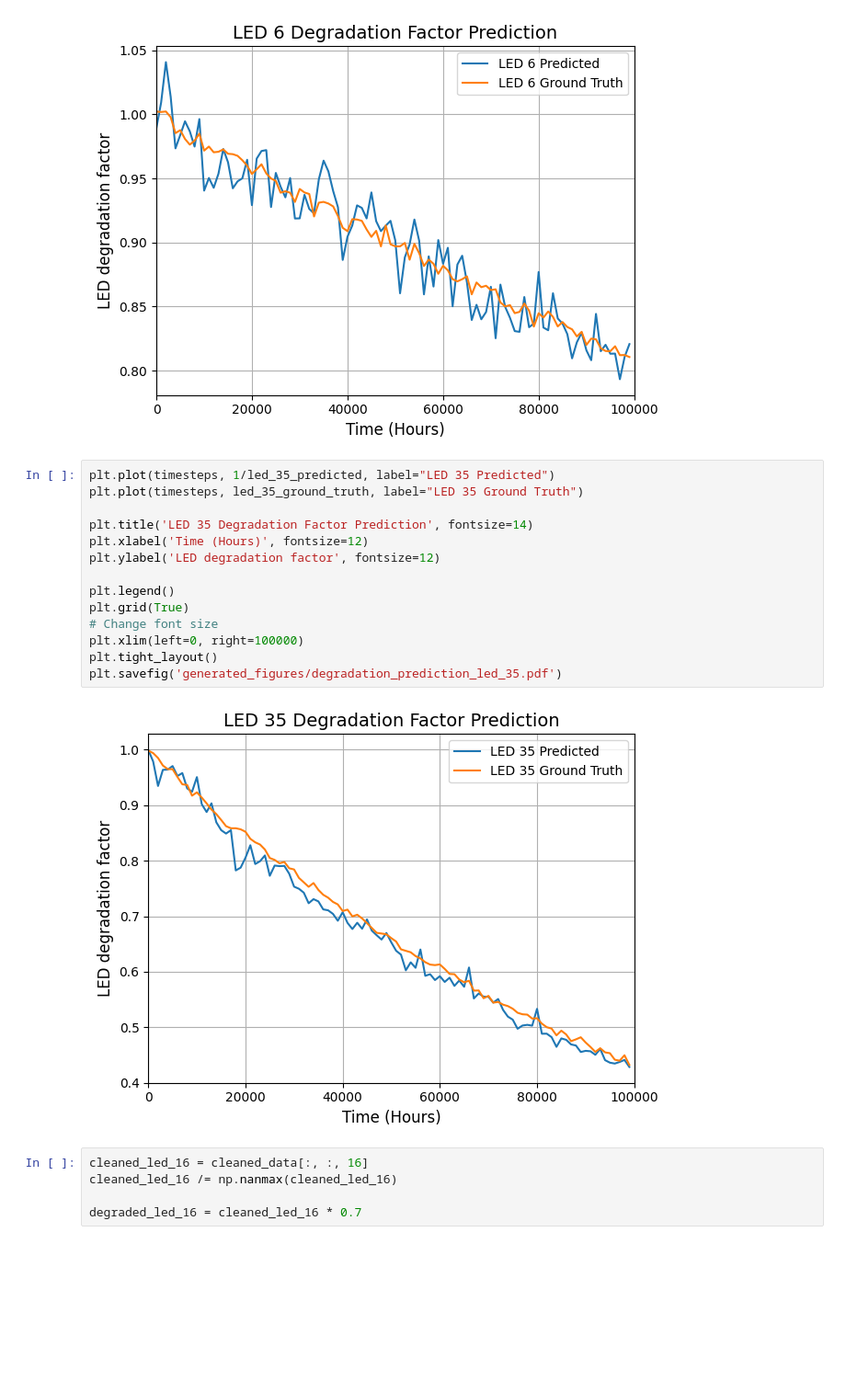
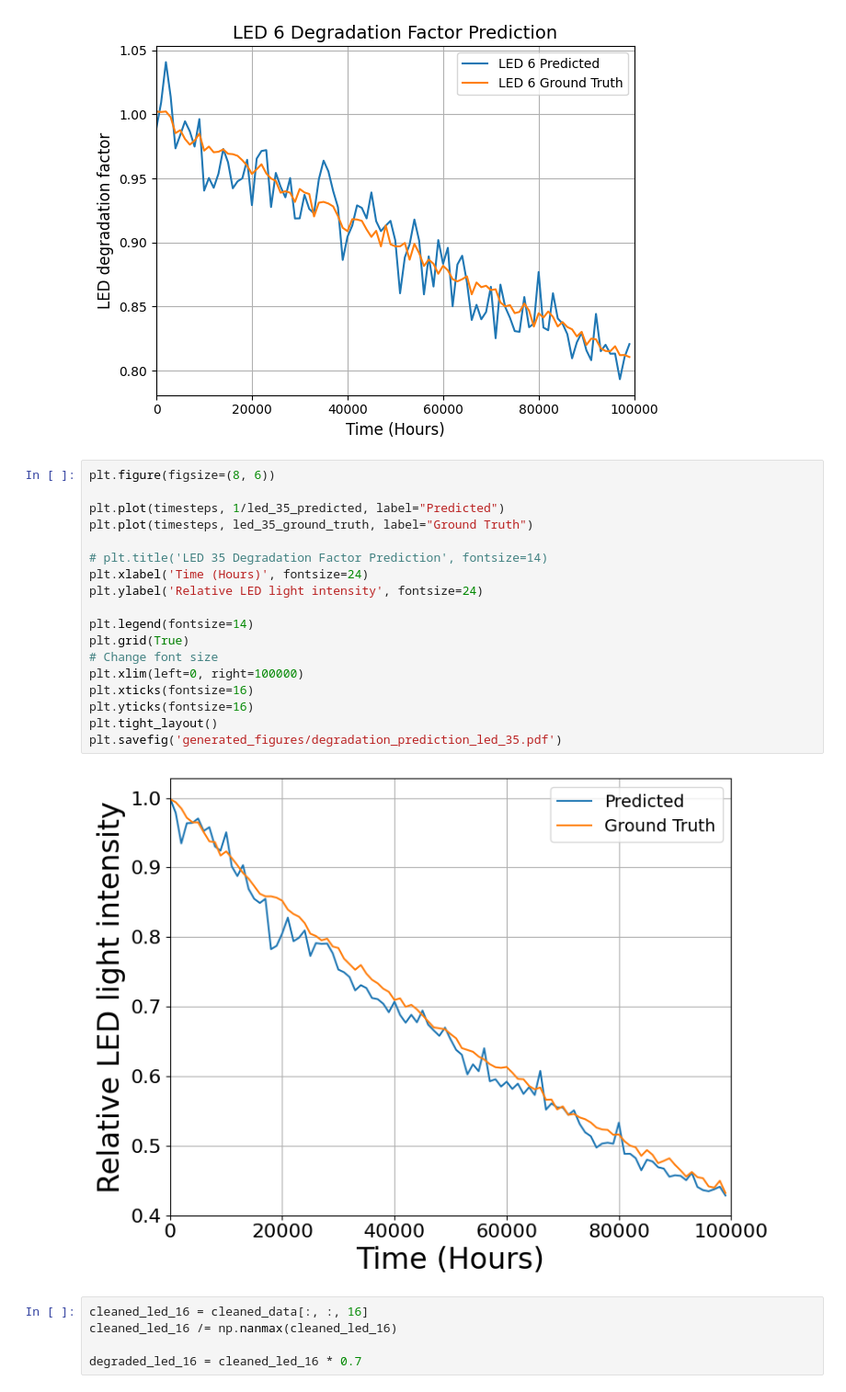
Before and after one commit to einstein8612/VLP, a Jupyter notebook: graphs.ipynb, the cells around one changed output. Shown at 92% size. Cells and saved outputs as stored; diff of their text form; blank space fills up the shorter version.

```diff
--- a/graphs.ipynb
+++ b/graphs.ipynb
@@ -238,21 +294,25 @@ plt.savefig('generated_figures/degradation_prediction_led_6.pdf')
 # %% [output]
 [figure]
 # %%
-plt.plot(timesteps, 1/led_35_predicted, label="LED 35 Predicted")
-plt.plot(timesteps, led_35_ground_truth, label="LED 35 Ground Truth")
+plt.figure(figsize=(8, 6))
 
-plt.title('LED 35 Degradation Factor Prediction', fontsize=14)
-plt.xlabel('Time (Hours)', fontsize=12)
-plt.ylabel('LED degradation factor', fontsize=12)
+plt.plot(timesteps, 1/led_35_predicted, label="Predicted")
+plt.plot(timesteps, led_35_ground_truth, label="Ground Truth")
 
-plt.legend()
+# plt.title('LED 35 Degradation Factor Prediction', fontsize=14)
+plt.xlabel('Time (Hours)', fontsize=24)
+plt.ylabel('Relative LED light intensity', fontsize=24)
+
+plt.legend(fontsize=14)
 plt.grid(True)
 # Change font size
 plt.xlim(left=0, right=100000)
+plt.xticks(fontsize=16)
+plt.yticks(fontsize=16)
 plt.tight_layout()
 plt.savefig('generated_figures/degradation_prediction_led_35.pdf')
 # %% [output]
-[figure, old version]
+[figure, new version]
 # %%
 cleaned_led_16 = cleaned_data[:, :, 16]
 cleaned_led_16 /= np.nanmax(cleaned_led_16)
```
Also changed, not shown: parts of 5 cells of this notebook, 5 other files.
